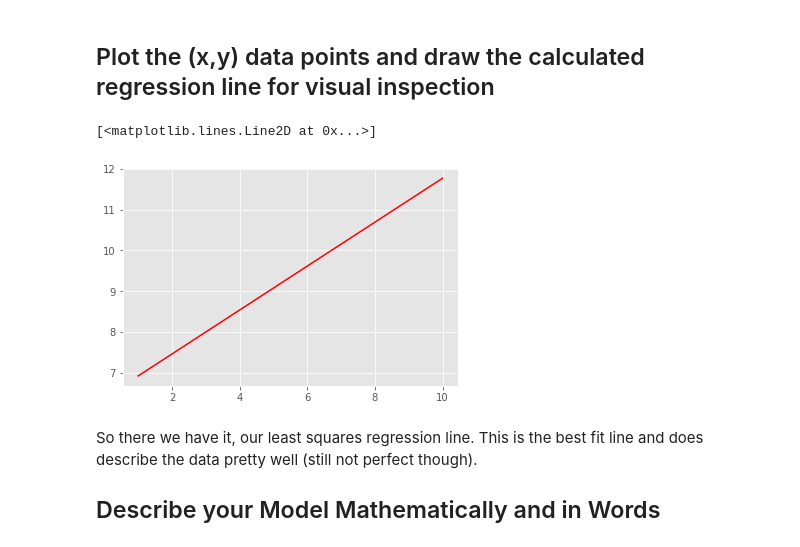
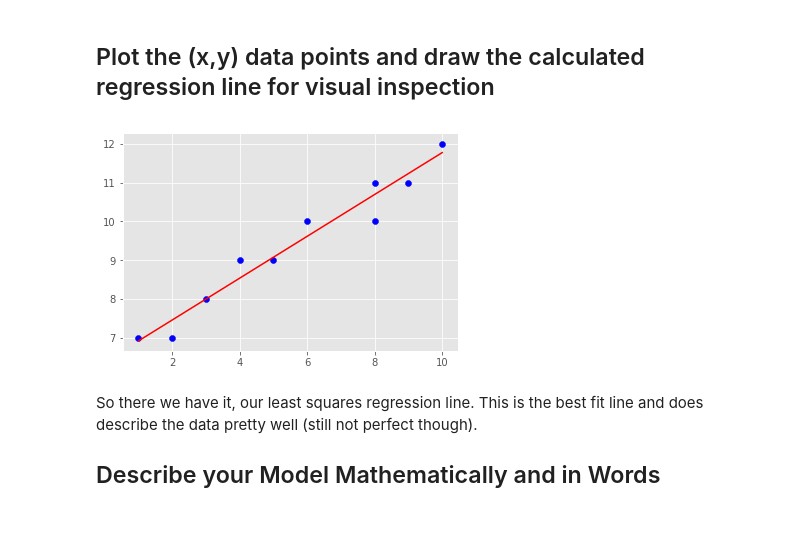
Before and after one commit to mzhou356/dsc-simple-linear-regression-lab-dc-ds-060319, a Jupyter notebook: index.ipynb, the cells around one changed output. Cells and saved outputs as stored; diff of their text form; code cells hidden in the pictures.

```diff
--- a/index.ipynb
+++ b/index.ipynb
@@ -122,11 +122,11 @@ regression_line = reg_line(m,c,X)
 # %%
 # Plot data and regression line
 m, c = best_fit(X,Y)
-# plt.scatter(x=X,y=Y, color = 'blue')
+plt.scatter(x=X,y=Y, color = 'blue')
 plt.plot(X, reg_line(m,c, X), color = 'red')
+plt.show()
 # %% [output]
-[<matplotlib.lines.Line2D at 0x...>]
-[figure, old version]
+[figure, new version]
 # %% [markdown]
 So there we have it, our least squares regression line. This is the best fit line and does describe the data pretty well (still not perfect though).
 
```
